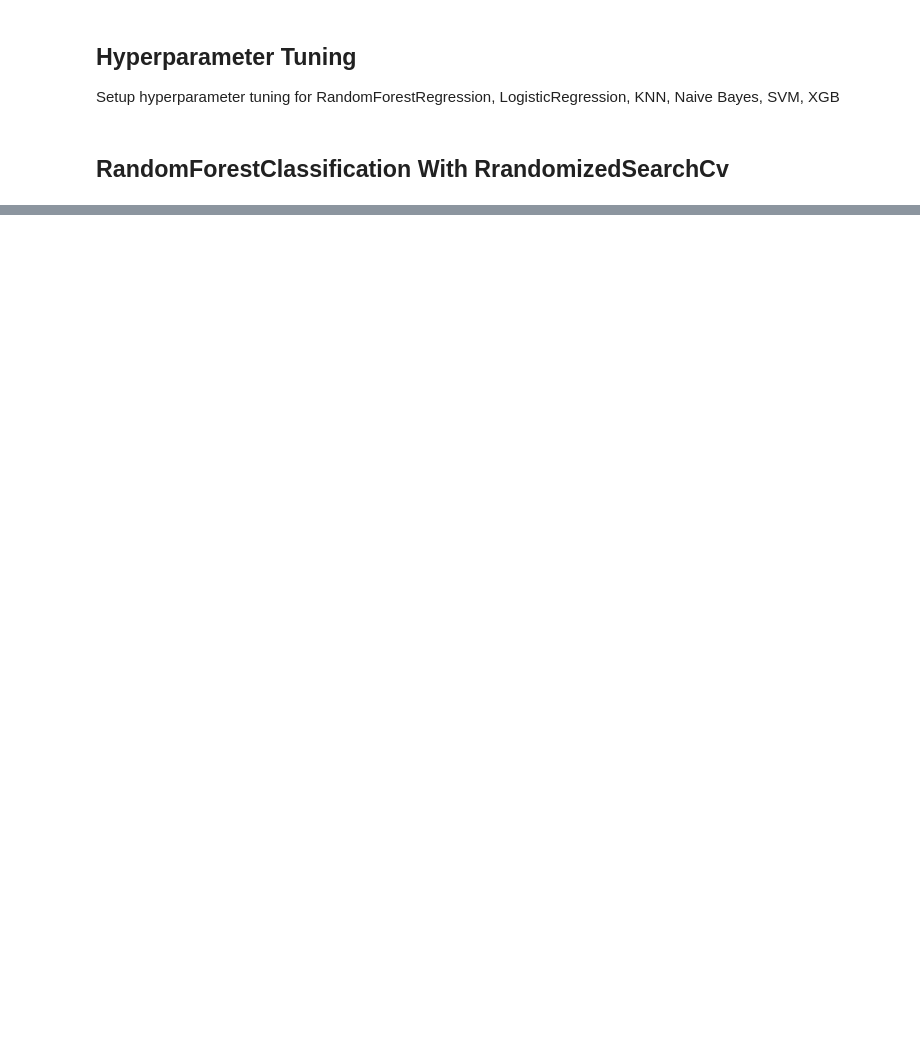
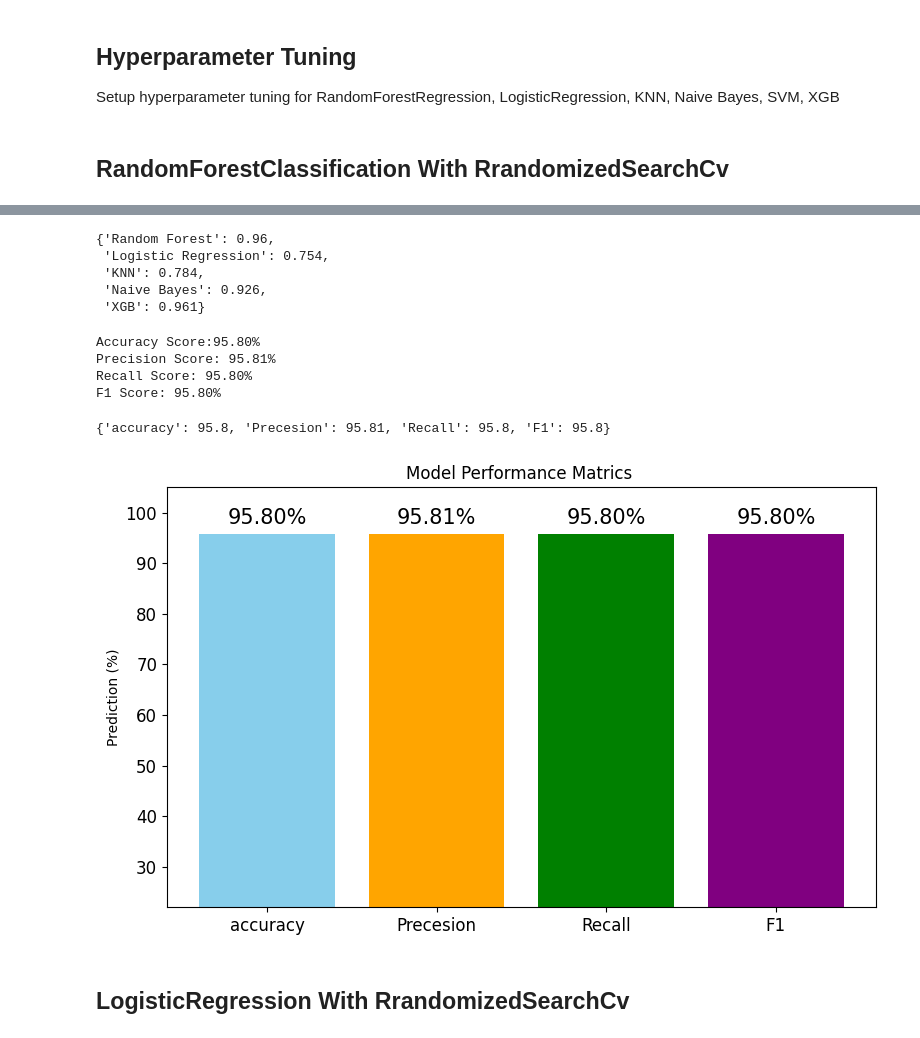
Before and after one commit to hannan70/Heart-Disease-Classification-Project, a Jupyter notebook: classification-project/air-quality-project/end-to-end-air-quality-classification.ipynb, the cells around one changed output, grey strips where cells are left out. Cells and saved outputs as stored; diff of their text form; code cells hidden in the pictures; blank space fills up the shorter version.

Commit message:
air quality prediction

```diff
--- a/classification-project/air-quality-project/end-to-end-air-quality-classification.ipynb
+++ b/classification-project/air-quality-project/end-to-end-air-quality-classification.ipynb
@@ -301,3 +317,12 @@ xgb_para_grid = {
 }
 # %% [markdown]
 ## RandomForestClassification With RrandomizedSearchCv
+# %%
+random_search = RandomizedSearchCV(
+                                RandomForestClassifier(),
+                                param_distributions=random_forest_para_grid,
+                                n_iter=10,
+                                cv=5,
+                                verbose=2
+                            )
+random_search.fit(X_train, y_train)
@@ -303,0 +367,21 @@ xgb_para_grid = {
+# %%
+model_score
+# %% [output]
+{'Random Forest': 0.96,
+ 'Logistic Regression': 0.754,
+ 'KNN': 0.784,
+ 'Naive Bayes': 0.926,
+ 'XGB': 0.961}
+# %%
+y_pred = random_search.predict(X_test)
+# %%
+rs_random_acc = get_accuracy_score(y_test, y_pred)
+# %% [output]
+Accuracy Score:95.80%
+Precision Score: 95.81%
+Recall Score: 95.80%
+F1 Score: 95.80%
+# %%
+rs_random_acc
+# %% [output]
+{'accuracy': 95.8, 'Precesion': 95.81, 'Recall': 95.8, 'F1': 95.8}
@@ -303,0 +391,26 @@ xgb_para_grid = {
+# %%
+# let's compare model Performance for RandomForstClassifier
+
+# Plot
+fig, ax = plt.subplots(figsize=(8, 5))
+ax.bar(rs_random_acc.keys(), rs_random_acc.values(), color=['skyblue', 'orange', 'green', 'purple'])
+bottom, top = ax.set_ylim(20, 100)
+ax.set_ylim(bottom + 2, top + 5)
+
+plt.title("Model Performance Matrics ")
+plt.ylabel("Prediction (%)")
+plt.yticks(fontsize=12)
+plt.xticks(fontsize=12)
+plt.subplots_adjust(top=2)
+
+# Display each bar with the score value
+for i, (matrics, score) in enumerate(rs_random_acc.items()):
+    ax.text(i, score+2, f"{score:.2f}%", ha="center", fontsize=15)
+
+
+plt.tight_layout()
+plt.show()
+# %% [output]
+[figure, added]
+# %% [markdown]
+## LogisticRegression With RrandomizedSearchCv
```
Also changed, not shown: parts of 48 cells of this notebook, 1 other file.
